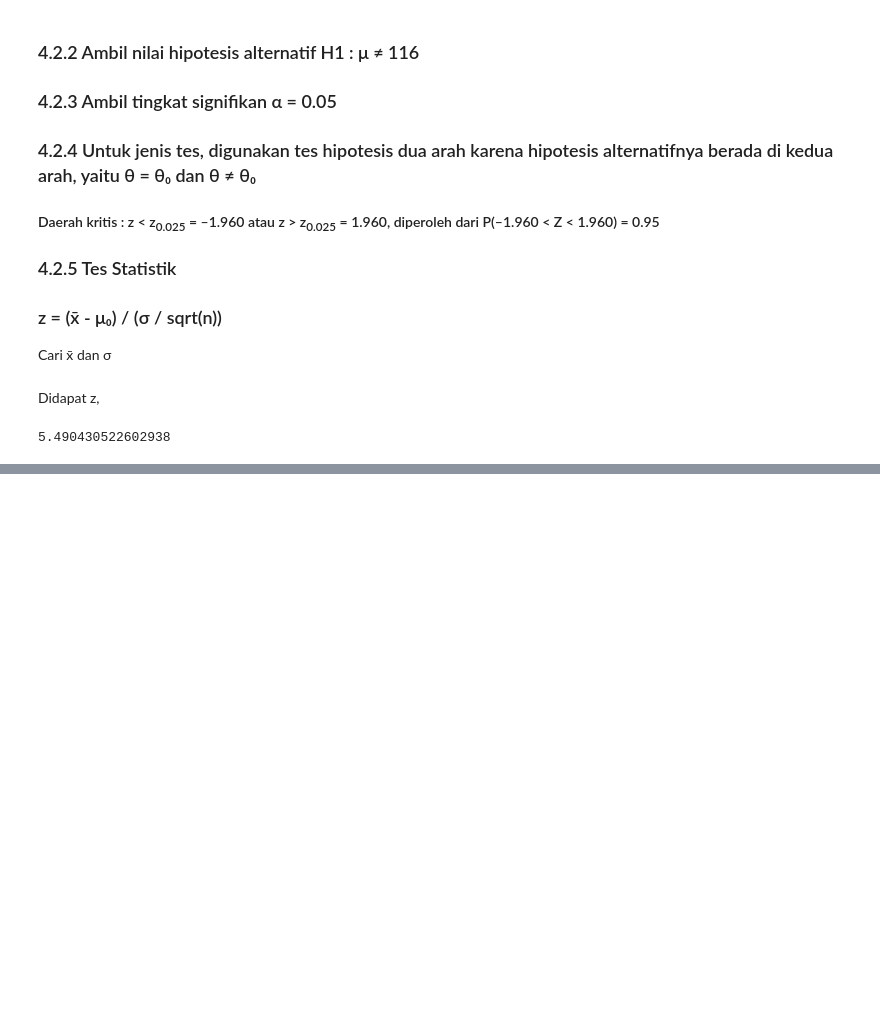
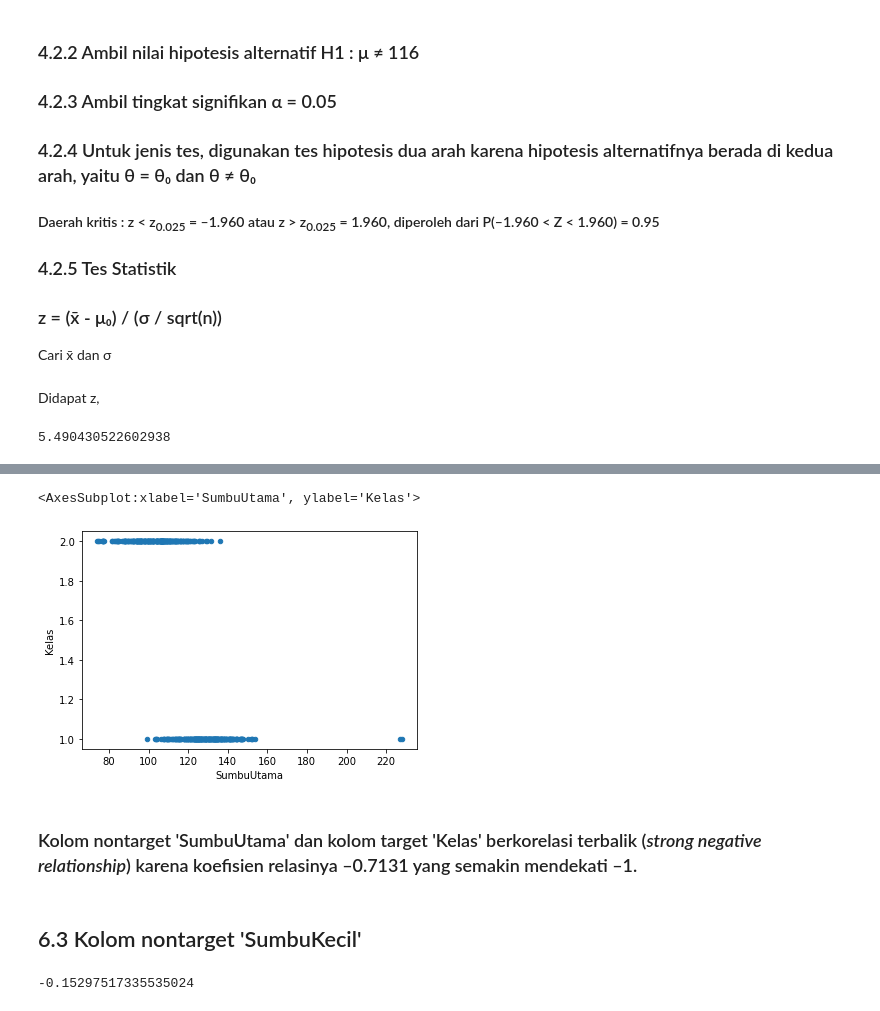
Before and after one commit to slarkdarr/Data-Analysis, a Jupyter notebook: Tugas Besar IF2220 - Probabilitas dan Statistika.ipynb, the cells around one changed output, grey strips where cells are left out. Saved outputs shown, nothing was run; the diff lists cells and outputs as text; code cells hidden in the pictures; blank space fills up the shorter version.

```diff
--- a/Tugas Besar IF2220 - Probabilitas dan Statistika.ipynb
+++ b/Tugas Besar IF2220 - Probabilitas dan Statistika.ipynb
@@ -613,0 +680,13 @@ print(z)
+# %%
+gandum_df.plot(kind="scatter", x="SumbuUtama", y="Kelas")
+# %% [output]
+<AxesSubplot:xlabel='SumbuUtama', ylabel='Kelas'>
+[figure, added]
+# %% [markdown]
+### Kolom nontarget 'SumbuUtama' dan kolom target 'Kelas' berkorelasi terbalik (<i>strong negative relationship</i>) karena koefisien relasinya –0.7131 yang semakin mendekati –1.
+# %% [markdown]
+## 6.3 Kolom nontarget 'SumbuKecil'
+# %%
+gandum_df["SumbuKecil"].corr(gandum_df["Kelas"])
+# %% [output]
+-0.15297517335535024
```
Also changed, not shown: parts of 45 cells of this notebook.
